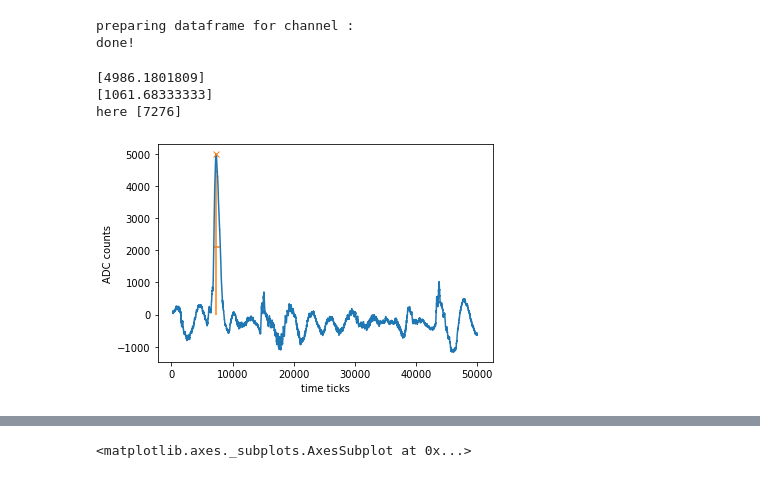
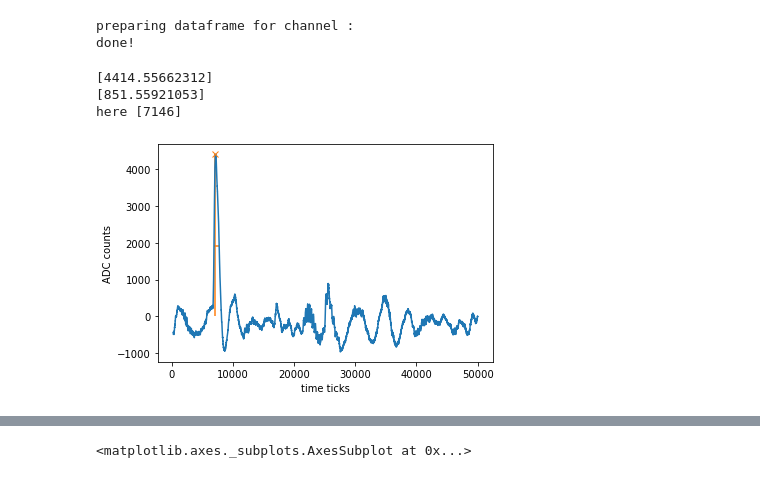
Before and after one commit to stbordoni/SiPM-XArapuca, a Jupyter notebook: calibration_ch2.ipynb, the cells around one changed output, grey strips where cells are left out. Saved outputs shown, nothing was run; the diff lists cells and outputs as text; code cells hidden in the pictures.

```diff
--- a/calibration_ch2.ipynb
+++ b/calibration_ch2.ipynb
@@ -156,11 +156,9 @@ def find_singlePE(x, myrange):
 
     x = x[min(myrange) : max(myrange)]
 
-    #peaks, properties = find_peaks(x, height=[10,30], width=30, distance = 50)
-    #peaks, properties = find_peaks(x, height=[5,20], prominence=[5,15], width=20, distance = 30)
-    #peaks, properties = find_peaks(x, height=[400,1200], width=100, distance=1000, prominence=[600,1400])
-    #peaks, properties = find_peaks(x, height=[600,800], width=60, distance=1000, prominence=[600,1000])
-    peaks, properties = find_peaks(x, height=[2000,8000], width=600, distance=4000)
+    #peaks, properties = find_peaks(x, height=[2000,8000], width=600, distance=4000)  # first test for calib ch2
+    peaks, properties = find_peaks(x, height=[650,8000], width=600, distance=4000)  # first test for calib ch2
+
     peaks = peaks+min(myrange)
 
     npeaks = len(peaks)
@@ -301,10 +310,10 @@ def find_pe_2(df, iwf):
 
     return peaks, properties
 # %%
-peaks, properties = find_pe_2(df_wf_ch2_proc, 6)
+peaks, properties = find_pe_2(df_wf_ch2_proc, 13)
 # %% [output]
-[4986.1801809]
-[1061.68333333]
-here [7276]
+[4414.55662312]
+[851.55921053]
+here [7146]
-[figure, old version]
+[figure, new version]
 # %%
```
Also changed, not shown: parts of 8 cells of this notebook, 2 other files.
